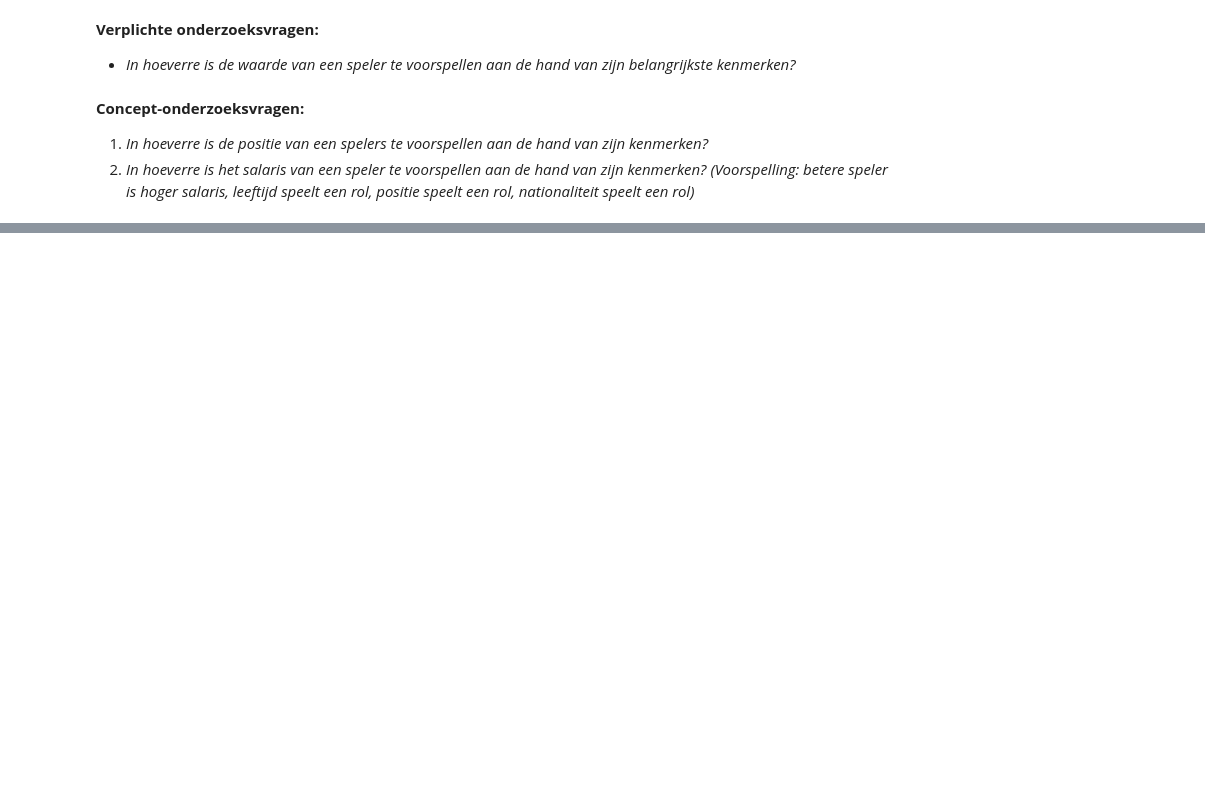
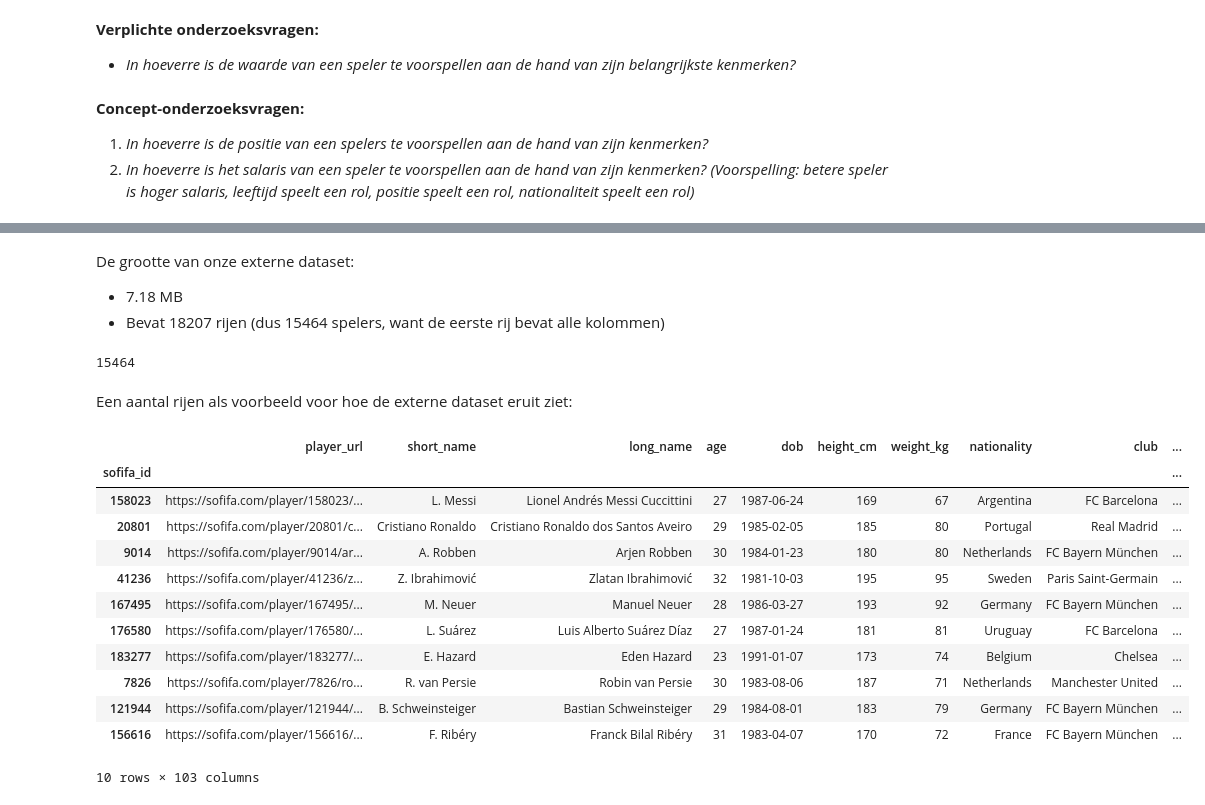
Before and after one commit to Redouanelh/casusopdracht, a Jupyter notebook: fifa19/casusopdracht_onderzoeksvragen.ipynb, the cells around one changed output, grey strips where cells are left out. Drawn from its saved outputs; the diff is of its cells as text; code cells hidden in the pictures; blank space fills up the shorter version.

```diff
--- a/fifa19/casusopdracht_onderzoeksvragen.ipynb
+++ b/fifa19/casusopdracht_onderzoeksvragen.ipynb
@@ -152,0 +250,29 @@ Gebruik <b>statistische analyses en visualisaties</b> om inzicht te krijgen in d
+# %%
+extern_source = pd.read_csv('source/fifa15.csv', index_col=0)
+# %% [markdown]
+De grootte van onze externe dataset:
+- 7.18 MB
+- Bevat 18207 rijen (dus 15464 spelers, want de eerste rij bevat alle kolommen)
+# %%
+rows_extern_dataset = extern_source.shape[0] - 1
+rows_extern_dataset
+# %% [output]
+15464
+# %% [markdown]
+Een aantal rijen als voorbeeld voor hoe de externe dataset eruit ziet:
+# %%
+extern_source.head(10)
+# %% [output]
+|  | player_url | short_name | long_name | age | dob | height_cm | weight_kg | nationality | club | ... |
+| sofifa_id |  |  |  |  |  |  |  |  |  | ... |
+| 158023 | https://sofifa.com/player/158023/... | L. Messi | Lionel Andrés Messi Cuccittini | 27 | 1987-06-24 | 169 | 67 | Argentina | FC Barcelona | ... |
+| 20801 | https://sofifa.com/player/20801/c... | Cristiano Ronaldo | Cristiano Ronaldo dos Santos Aveiro | 29 | 1985-02-05 | 185 | 80 | Portugal | Real Madrid | ... |
+| 9014 | https://sofifa.com/player/9014/ar... | A. Robben | Arjen Robben | 30 | 1984-01-23 | 180 | 80 | Netherlands | FC Bayern München | ... |
+| 41236 | https://sofifa.com/player/41236/z... | Z. Ibrahimović | Zlatan Ibrahimović | 32 | 1981-10-03 | 195 | 95 | Sweden | Paris Saint-Germain | ... |
+| 167495 | https://sofifa.com/player/167495/... | M. Neuer | Manuel Neuer | 28 | 1986-03-27 | 193 | 92 | Germany | FC Bayern München | ... |
+| 176580 | https://sofifa.com/player/176580/... | L. Suárez | Luis Alberto Suárez Díaz | 27 | 1987-01-24 | 181 | 81 | Uruguay | FC Barcelona | ... |
+| 183277 | https://sofifa.com/player/183277/... | E. Hazard | Eden Hazard | 23 | 1991-01-07 | 173 | 74 | Belgium | Chelsea | ... |
+| 7826 | https://sofifa.com/player/7826/ro... | R. van Persie | Robin van Persie | 30 | 1983-08-06 | 187 | 71 | Netherlands | Manchester United | ... |
+| 121944 | https://sofifa.com/player/121944/... | B. Schweinsteiger | Bastian Schweinsteiger | 29 | 1984-08-01 | 183 | 79 | Germany | FC Bayern München | ... |
+| 156616 | https://sofifa.com/player/156616/... | F. Ribéry | Franck Bilal Ribéry | 31 | 1983-04-07 | 170 | 72 | France | FC Bayern München | ... |
+10 rows × 103 columns
```
Also changed, not shown: parts of 29 cells of this notebook, 1 other file.
